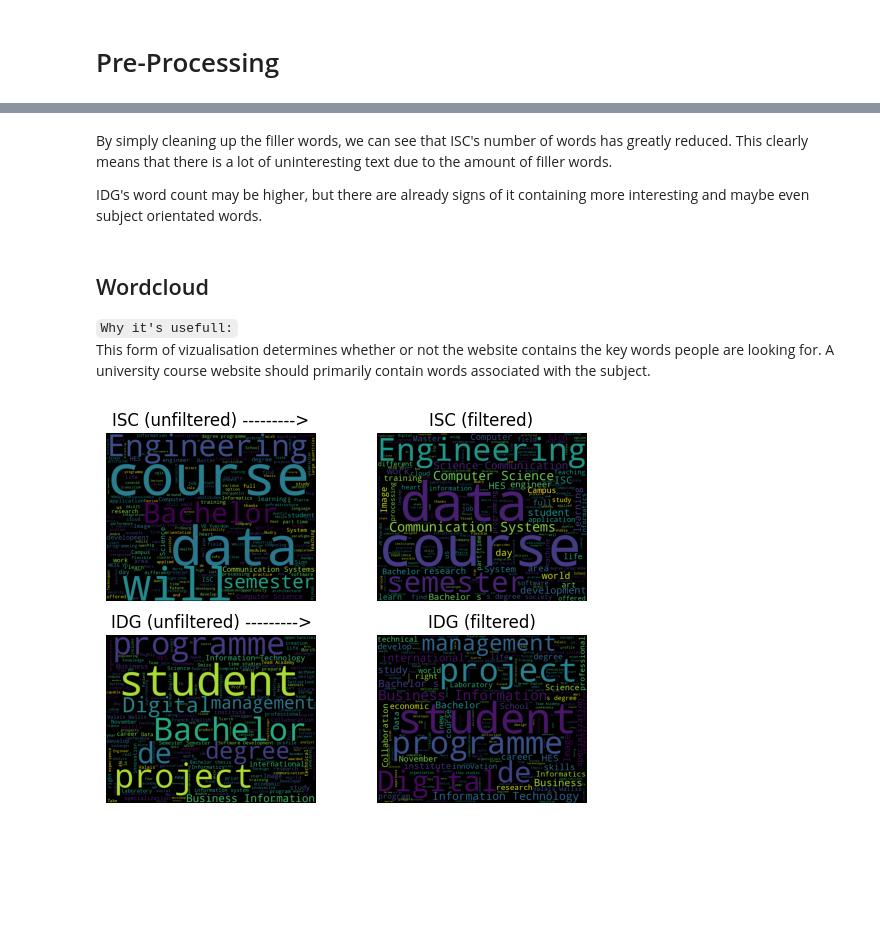
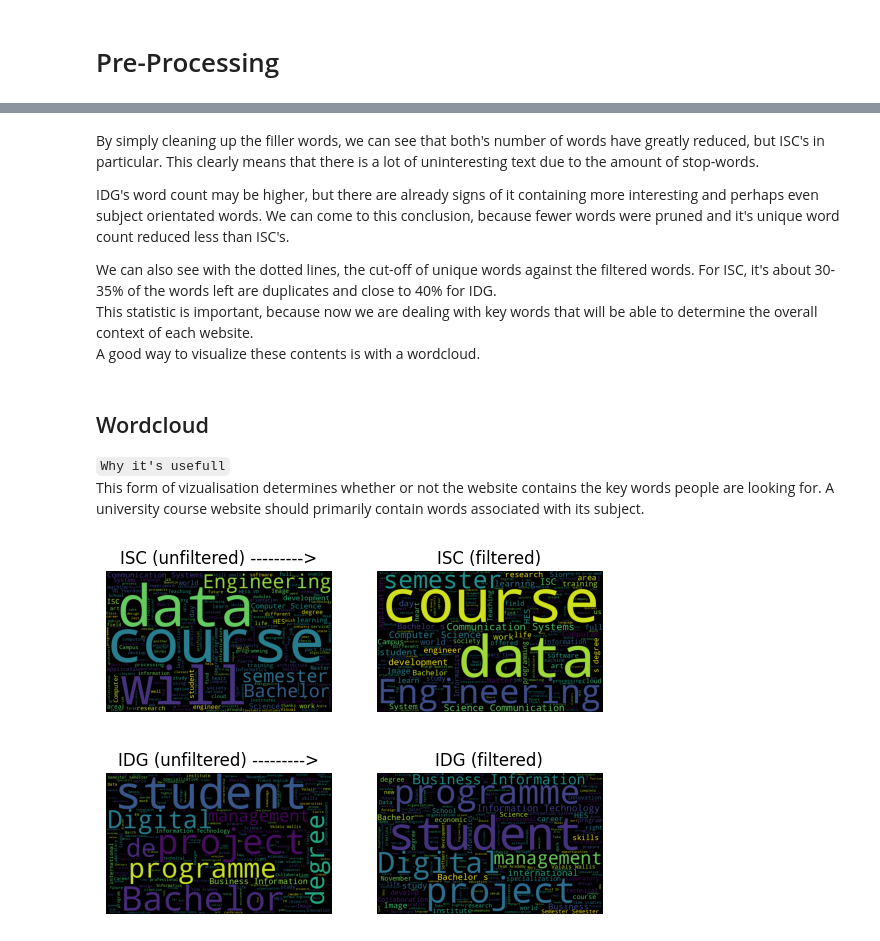
Before and after one commit to zedbros/Data_Processing, a Jupyter notebook: TextProcessing/project.ipynb, the cells around one changed output, grey strips where cells are left out. Cells and saved outputs as stored; diff of their text form; code cells hidden in the pictures; blank space fills up the shorter version.

Commit message:
Finished text-processing lab

```diff
--- a/TextProcessing/project.ipynb
+++ b/TextProcessing/project.ipynb
@@ -157,40 +172,40 @@ ISC: 584 | IDG: 455
 # %% [markdown]
-By simply cleaning up the filler words, we can see that ISC's number of words has greatly reduced. This clearly means that there is a lot of uninteresting text due to the amount of filler words.
+By simply cleaning up the filler words, we can see that both's number of words have greatly reduced, but ISC's in particular. This clearly means that there is a lot of uninteresting text due to the amount of stop-words.
 
-IDG's word count may be higher, but there are already signs of it containing more interesting and maybe even subject orientated words.
+IDG's word count may be higher, but there are already signs of it containing more interesting and perhaps even subject orientated words. We can come to this conclusion, because fewer words were pruned and it's unique word count reduced less than ISC's.
 
-<!-- Having said that, we can see that about 40% of ISC's filtered words are unique versus  -->
+We can also see with the dotted lines, the cut-off of unique words against the filtered words. For ISC, it's about 30-35% of the words left are duplicates and close to 40% for IDG.\
+This statistic is important, because now we are dealing with key words that will be able to determine the overall context of each website.\
+A good way to visualize these contents is with a wordcloud.
 # %% [markdown]
 ## Wordcloud
-`Why it's usefull:`\
+`Why it's usefull`\
 This form of vizualisation determines whether or not the website contains the key words people are looking for.
-A university course website should primarily contain words associated with the subject.
+A university course website should primarily contain words associated with its subject.
 # %%
-from wordcloud import WordCloud
-
-wordcloud1_1 = WordCloud(width=1000, height=800).generate(text1_1)
-wordcloud1_2 = WordCloud(width=1000, height=800).generate(text1_2)
-wordcloud2_1 = WordCloud(width=1000, height=800).generate(text2_1)
-wordcloud2_2 = WordCloud(width=1000, height=800).generate(text2_2)
+wordcloud1_1 = WordCloud(width=800, height=500).generate(text1_1)
+wordcloud1_2 = WordCloud(width=800, height=500).generate(text1_2)
+wordcloud2_1 = WordCloud(width=800, height=500).generate(text2_1)
+wordcloud2_2 = WordCloud(width=800, height=500).generate(text2_2)
 
 fig, axarr = plt.subplots(2,2)
 axarr[0,0].imshow(wordcloud1_1)
 axarr[0,0].axis("off")
 axarr[0,0].set_title("ISC (unfiltered) --------->")
 
 axarr[0,1].imshow(wordcloud1_2)
 axarr[0,1].axis("off")
 axarr[0,1].set_title("ISC (filtered)")
 
 
 axarr[1,0].imshow(wordcloud2_1)
 axarr[1,0].axis("off")
 axarr[1,0].set_title("IDG (unfiltered) --------->")
 
 axarr[1,1].imshow(wordcloud2_2)
 axarr[1,1].axis("off")
 axarr[1,1].set_title('IDG (filtered)')
 plt.show()
 # %% [output]
-[figure, old version]
+[figure, new version]
 # %% [markdown]
```
Also changed, not shown: parts of 15 cells of this notebook, 4 other files.
